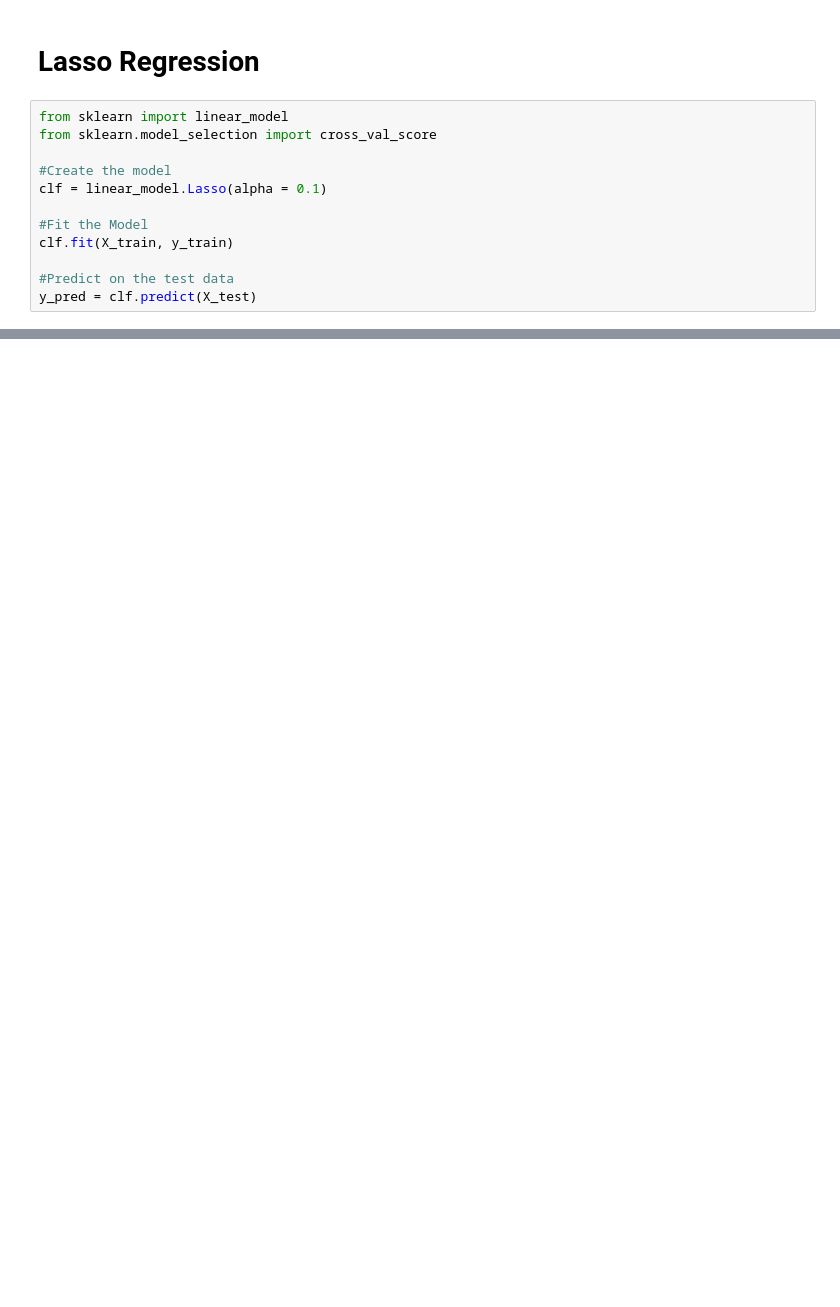
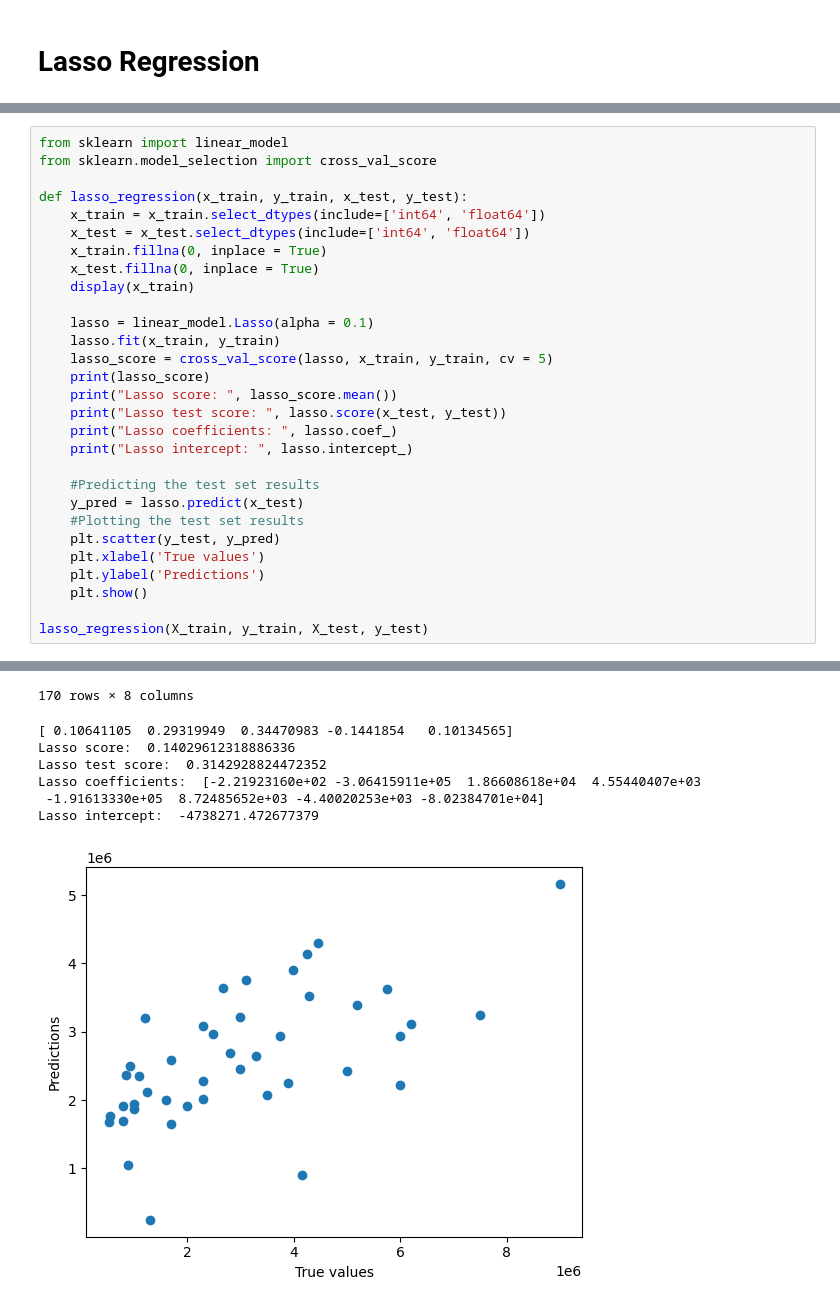
Before and after one commit to besplago/thesis-house-price-estimation, a Jupyter notebook: house_price_regression.ipynb, the cells around one changed output, grey strips where cells are left out. Drawn from its saved outputs; the diff is of its cells as text; blank space fills up the shorter version.

```diff
--- a/house_price_regression.ipynb
+++ b/house_price_regression.ipynb
@@ -140,14 +172,2 @@ Name: type, dtype: int64
 # %% [markdown]
 # Lasso Regression
-# %%
-from sklearn import linear_model
-from sklearn.model_selection import cross_val_score
-
-#Create the model
-clf = linear_model.Lasso(alpha = 0.1)
-
-#Fit the Model
-clf.fit(X_train, y_train)
-
-#Predict on the test data
-y_pred = clf.predict(X_test)
@@ -155,0 +174,30 @@ ImportError: cannot import name 'linear_models' from 'sklearn' (/usr/local/lib/p
+# %%
+from sklearn import linear_model
+from sklearn.model_selection import cross_val_score
+
+def lasso_regression(x_train, y_train, x_test, y_test):
+    x_train = x_train.select_dtypes(include=['int64', 'float64'])
+    x_test = x_test.select_dtypes(include=['int64', 'float64'])
+    x_train.fillna(0, inplace = True)
+    x_test.fillna(0, inplace = True)
+    display(x_train)
+
+    lasso = linear_model.Lasso(alpha = 0.1)
+    lasso.fit(x_train, y_train)
+    lasso_score = cross_val_score(lasso, x_train, y_train, cv = 5)
+    print(lasso_score)
+    print("Lasso score: ", lasso_score.mean())
+    print("Lasso test score: ", lasso.score(x_test, y_test))
+    print("Lasso coefficients: ", lasso.coef_)
+    print("Lasso intercept: ", lasso.intercept_)
+
+    #Predicting the test set results
+    y_pred = lasso.predict(x_test)
+    #Plotting the test set results
+    plt.scatter(y_test, y_pred)
+    plt.xlabel('True values')
+    plt.ylabel('Predictions')
+    plt.show()
+
+lasso_regression(X_train, y_train, X_test, y_test)
+# %% [output]
@@ -155,0 +216,8 @@ ImportError: cannot import name 'linear_models' from 'sklearn' (/usr/local/lib/p
+170 rows × 8 columns
+[ 0.10641105  0.29319949  0.34470983 -0.1441854   0.10134565]
+Lasso score:  0.14029612318886336
+Lasso test score:  0.3142928824472352
+Lasso coefficients:  [-2.21923160e+02 -3.06415911e+05  1.86608618e+04  4.55440407e+03
+ -1.91613330e+05  8.72485652e+03 -4.40020253e+03 -8.02384701e+04]
+Lasso intercept:  -4738271.472677379
+[figure, added]
```
Also changed, not shown: parts of 13 cells of this notebook.
